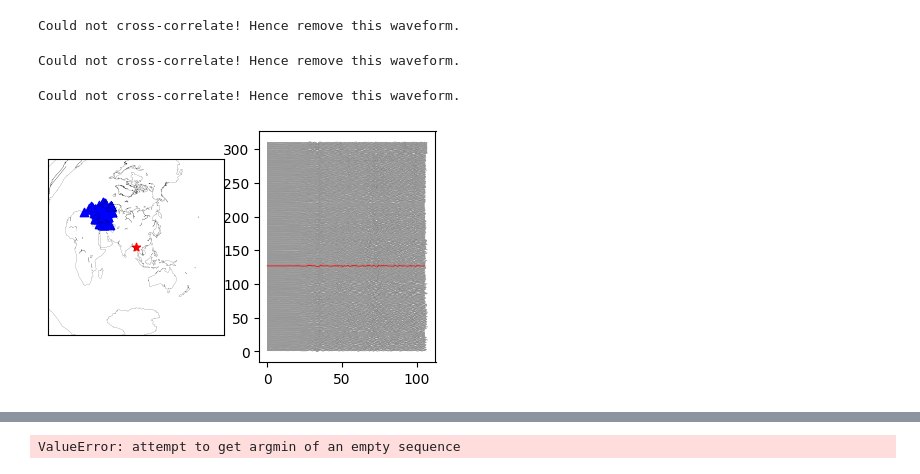
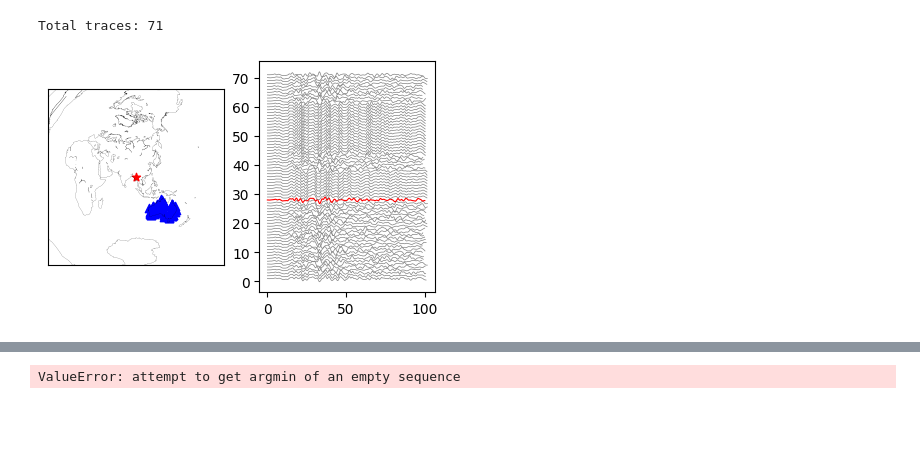
Before and after one commit to ajay6763/earthquake_bp_obspy, a Jupyter notebook: Array_selection.ipynb, the cells around one changed output, grey strips where cells are left out. Drawn from its saved outputs; the diff is of its cells as text; code cells hidden in the pictures; blank space fills up the shorter version.

```diff
--- a/Array_selection.ipynb
+++ b/Array_selection.ipynb
@@ -20,6 +20,8 @@ import pandas as pd
 import bp_lib
 from joblib import Parallel, delayed
 import obspy.geodetics
+from obspy.signal.cross_correlation import xcorr_pick_correction # for cross-correlation
+
 
 num_cores = 12
 root_order = 2
@@ -28,7 +30,7 @@ snr_window=10
 extra_label='_10_sps'
 
 file='input_default.csv'
-file='input_Myanmar_March_2025_USA.csv'
+file='input_Myanmar_March_2025_AU.csv'
 
 input = pd.read_csv('./'+file,header=None)
 a=input.to_dict('series')
@@ -233,20 +235,22 @@ def array_selection_plot(stream,event_lat,event_long,az_min,az_max,dist_min=0,di
     #strea_out=stream_sorted.copy()
     Ref_trace_ind =bp_lib.get_ref_station(stream_sorted)
     ref_trace=stream_sorted[Ref_trace_ind]
-    #stream_sorted=bp_lib.crosscorr_stream_xcorr(stream_sorted,ref_trace,
-    #                                    time_before,time_after,max_lag,bp_l,bp_u,corr_thres)
-    stream_work=bp_lib.crosscorr_stream_xcorr_no_filter(stream_sorted,
-                                                        ref_trace,time_before,time_after,max_lag,threshold_correlation)
+    stream_sorted=bp_lib.crosscorr_stream_xcorr(stream_sorted,ref_trace,
+                                        time_before,time_after,max_lag,bp_l,bp_u,corr_thres)
+    #stream_sorted=bp_lib.crosscorr_stream_xcorr_no_filter(stream_sorted,
+    #                                                    ref_trace,time_before,time_after,max_lag,threshold_correlation)
     count=0
-    for tr in stream_sorted:
+    for tr_ in stream_sorted:
         count=count+1
+        tr=tr_.copy()
         tr.filter('bandpass',freqmin=bp_l,freqmax=bp_u)
+        tr.detrend(type='demean')
         if tr.stats.station == ref_trace.stats.station:
             map.scatter(tr.stats.station_longitude,tr.stats.station_latitude,latlon=True,facecolor='blue',marker='^')
             time = np.arange(0, tr.stats.npts / tr.stats.sampling_rate, tr.stats.delta)
             #tr.plot(starttime=t.stats.P_arrival-30,endtime=t.stats.P_arrival+60,type='relative')
             #tr.plot(type='relative')
-            tr.normalize()
+            #tr.normalize()
             #cut = tr.data  #bp_lib.cut_window(tr, t_corr, -5, STF_end)[0]
             temp = tr.trim(tr.stats['P_arrival']-t_plot_start+tr.stats['Corr_shift'],
                           tr.stats['P_arrival']+t_plot_end)  #bp_lib.cut_window(tr, t_corr, -5, STF_end)[0]
@@ -262,7 +266,7 @@ def array_selection_plot(stream,event_lat,event_long,az_min,az_max,dist_min=0,di
             time = np.arange(0, tr.stats.npts / tr.stats.sampling_rate, tr.stats.delta)
             #tr.plot(starttime=t.stats.P_arrival-30,endtime=t.stats.P_arrival+60,type='relative')
             #tr.plot(type='relative')
-            tr.normalize()
+            #tr.normalize()
             #cut = tr.data  #bp_lib.cut_window(tr, t_corr, -5, STF_end)[0]
             temp = tr.trim(tr.stats['P_arrival']-t_plot_start+tr.stats['Corr_shift'],
                            tr.stats['P_arrival']+t_plot_end)  #bp_lib.cut_window(tr, t_corr, -5, STF_end)[0]
@@ -285,3 +289,4 @@ def array_selection_plot(stream,event_lat,event_long,az_min,az_max,dist_min=0,di
     ## plot traces
     plt.show()
     #fig.savefig(outdir+'/'+outname)
+    return stream_sorted
@@ -315,14 +443,17 @@ array_selection_plot(stream_test,event_lat,event_long,az_min,az_max,dist_min,dis
 # %%
-az_min=-180 #118
-az_max=-20 #160
-dist_min=45 #45
-dist_max=90 #80
-array_selection_plot(stream_test,event_lat,event_long,az_min,az_max,dist_min,dist_max,
-                    bp_l=0.1,bp_h=2,max_lag=20,time_before=20,time_after=20,
-                     corr_thres=0.6,t_plot_start=5,
+#Australia
+az_min=120
+az_max=160
+dist_min=45 #30
+dist_max=80
+stream_out=array_selection_plot(stream_test,event_lat,event_long,az_min,az_max,dist_min,dist_max,
+                    bp_l=0.05,bp_h=2,max_lag=10,time_before=10,time_after=20,
+                     corr_thres=0.2,t_plot_start=0,
                      t_plot_end=100,SNR=4)
+#stream_out=array_selection_plot_(stream_test,event_lat,event_long,az_min,az_max,dist_min,dist_max,
+#                    bp_l=0.2,bp_h=2.5,max_lag=10,time_before=10,time_after=10,
+#                     corr_thres=0.1,t_plot_start=10,
+#                     t_plot_end=60,SNR=2)
 # %% [output]
-Could not cross-correlate! Hence remove this waveform.
+Total traces: 71
-Could not cross-correlate! Hence remove this waveform.
-Could not cross-correlate! Hence remove this waveform.
-[figure, old version]
+[figure, new version]
```
Also changed, not shown: parts of 20 cells of this notebook, 7 other files.
